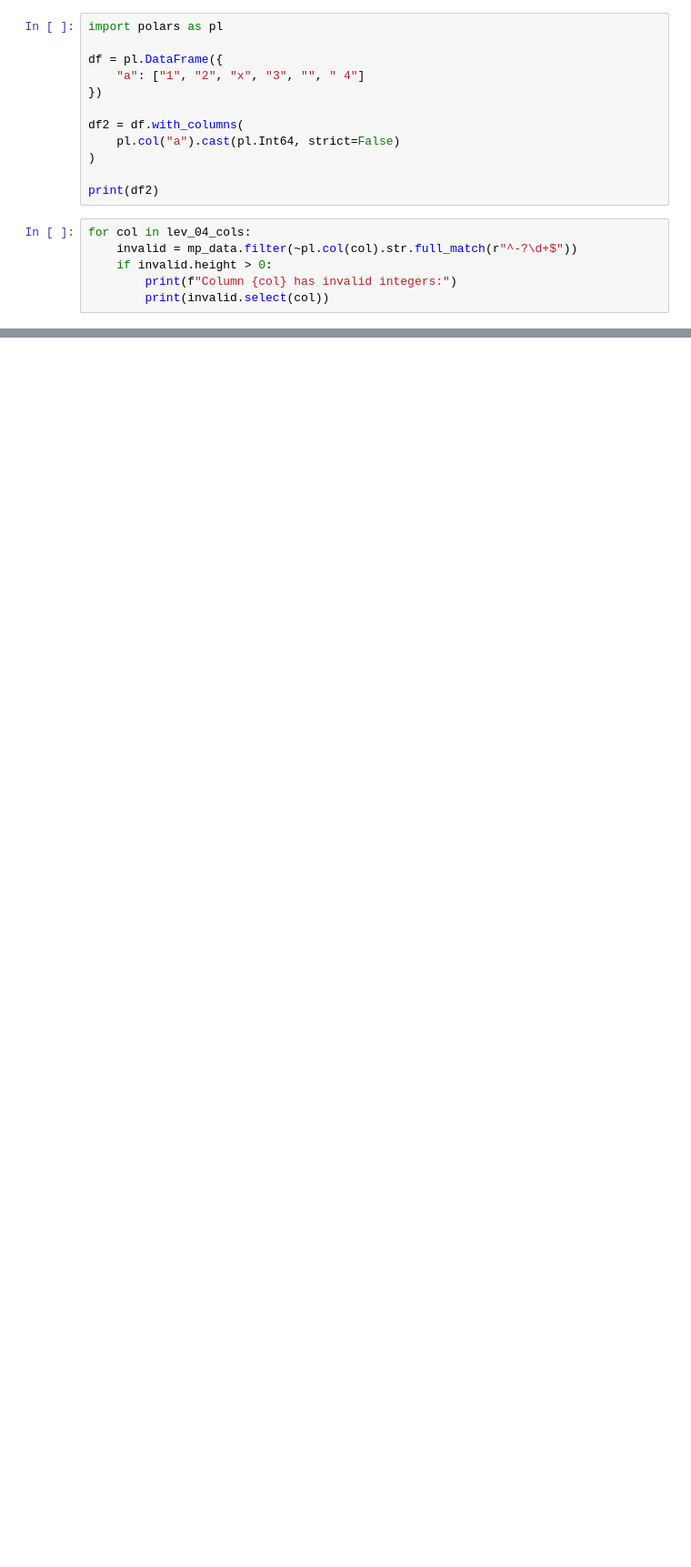
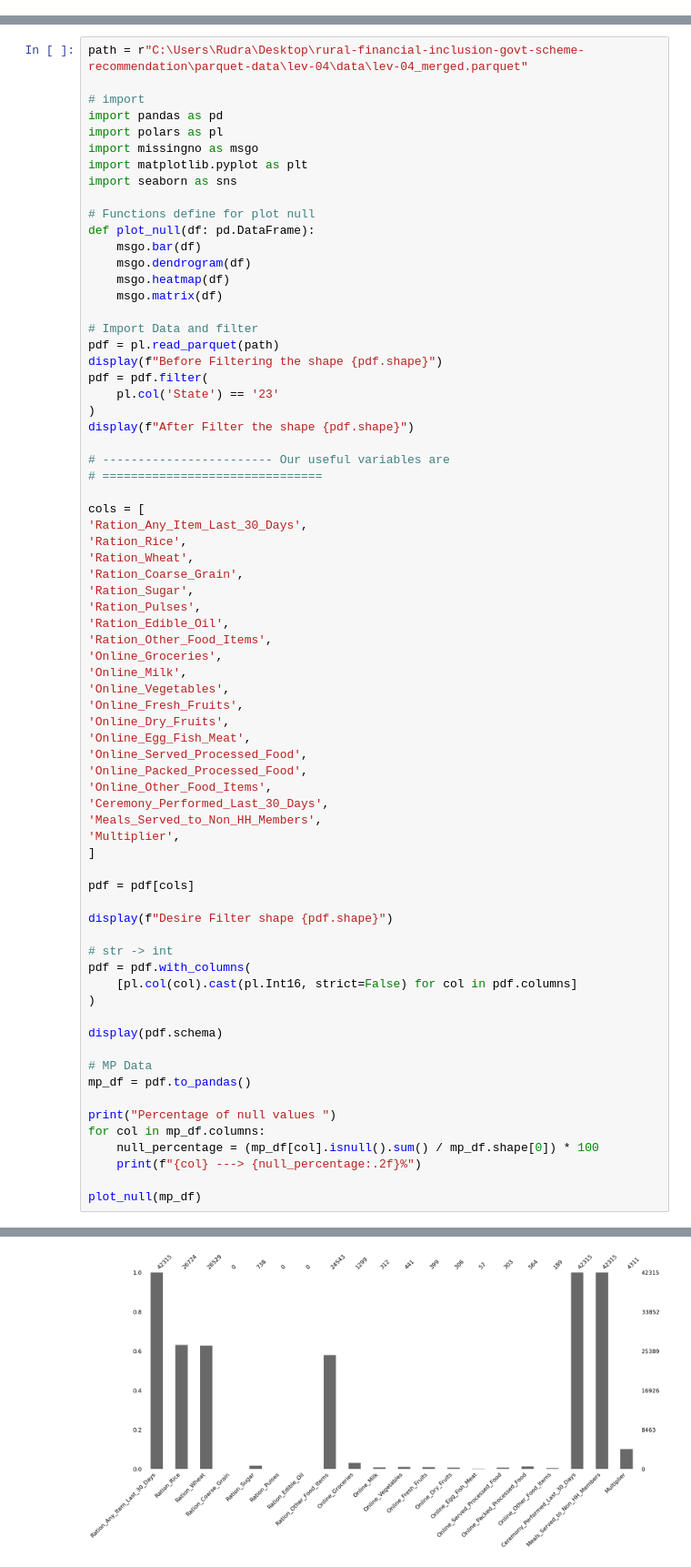
Before and after one commit to Rudra-G-23/rural-financial-inclusion-govt-scheme-recommendation, a Jupyter notebook: parquet-data/lev-04/notebooks/lev-04-05-check-null-graph.ipynb, the cells around one changed output, grey strips where cells are left out. Shown at 91% size. Drawn from its saved outputs; the diff is of its cells as text; blank space fills up the shorter version.

Commit message:
Check Null Graph for all levels

```diff
--- a/parquet-data/lev-04/notebooks/lev-04-05-check-null-graph.ipynb
+++ b/parquet-data/lev-04/notebooks/lev-04-05-check-null-graph.ipynb
@@ -163,18 +0,0 @@ Did not show all failed cases as there were too many.
-# %%
-import polars as pl
-
-df = pl.DataFrame({
-    "a": ["1", "2", "x", "3", "", " 4"]
-})
-
-df2 = df.with_columns(
-    pl.col("a").cast(pl.Int64, strict=False)
-)
-
-print(df2)
-# %%
-for col in lev_04_cols:
-    invalid = mp_data.filter(~pl.col(col).str.full_match(r"^-?\d+$"))
-    if invalid.height > 0:
-        print(f"Column {col} has invalid integers:")
-        print(invalid.select(col))
@@ -216,0 +1,72 @@ plot_null(mp_df)
+# %%
+path = r"C:\Users\Rudra\Desktop\rural-financial-inclusion-govt-scheme-recommendation\parquet-data\lev-04\data\lev-04_merged.parquet"
+
+# import
+import pandas as pd
+import polars as pl
+import missingno as msgo
+import matplotlib.pyplot as plt
+import seaborn as sns
+
+# Functions define for plot null
+def plot_null(df: pd.DataFrame):
+    msgo.bar(df)
+    msgo.dendrogram(df)
+    msgo.heatmap(df)
+    msgo.matrix(df)
+
+# Import Data and filter
+pdf = pl.read_parquet(path)
+display(f"Before Filtering the shape {pdf.shape}")
+pdf = pdf.filter(
+    pl.col('State') == '23'
+)
+display(f"After Filter the shape {pdf.shape}")
+
+# ------------------------ Our useful variables are
+# ===============================
+
+cols = [
+'Ration_Any_Item_Last_30_Days',
+'Ration_Rice',
+'Ration_Wheat',
+'Ration_Coarse_Grain',
+'Ration_Sugar',
+'Ration_Pulses',
+'Ration_Edible_Oil',
+'Ration_Other_Food_Items',
+'Online_Groceries',
+'Online_Milk',
+'Online_Vegetables',
+'Online_Fresh_Fruits',
+'Online_Dry_Fruits',
+'Online_Egg_Fish_Meat',
+'Online_Served_Processed_Food',
+'Online_Packed_Processed_Food',
+'Online_Other_Food_Items',
+'Ceremony_Performed_Last_30_Days',
+'Meals_Served_to_Non_HH_Members',
+'Multiplier',
+]
+
+pdf = pdf[cols]
+
+display(f"Desire Filter shape {pdf.shape}")
+
+# str -> int
+pdf = pdf.with_columns(
+    [pl.col(col).cast(pl.Int16, strict=False) for col in pdf.columns]
+)
+
+display(pdf.schema)
+
+# MP Data
+mp_df = pdf.to_pandas()
+
+print("Percentage of null values ")
+for col in mp_df.columns:
+    null_percentage = (mp_df[col].isnull().sum() / mp_df.shape[0]) * 100
+    print(f"{col} ---> {null_percentage:.2f}%")
+
+plot_null(mp_df)
+# %% [output]
@@ -216,0 +113 @@ plot_null(mp_df)
+[figure, added]
```
Also changed, not shown: parts of 23 cells of this notebook, 13 other files.
